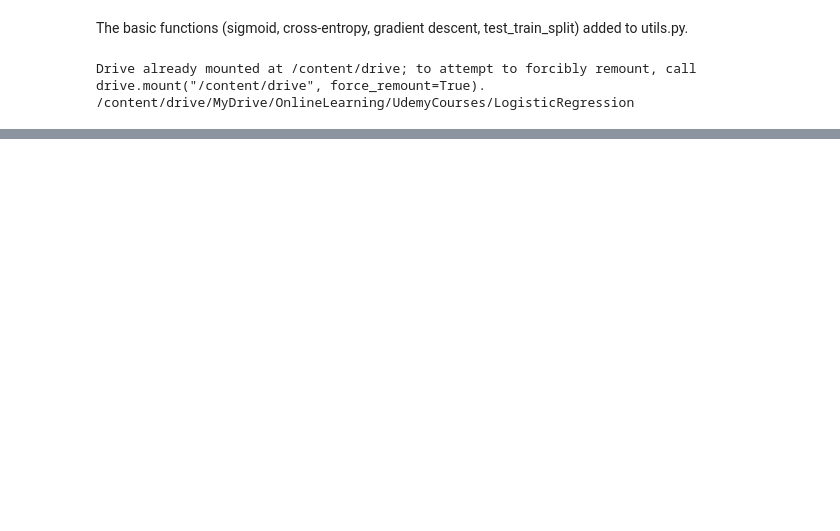
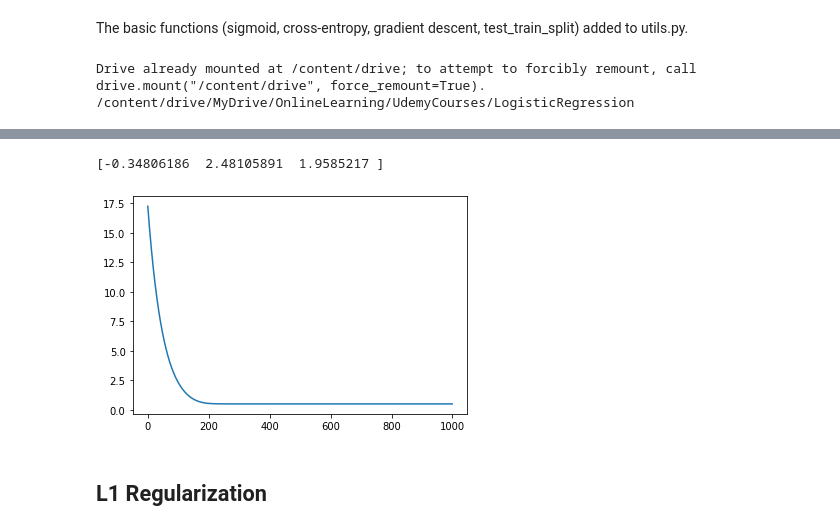
Before and after one commit to osuranyi/UdemyCourses, a Jupyter notebook: LogisticRegression/Section4_PracticalConcerns.ipynb, the cells around one changed output, grey strips where cells are left out. Drawn from its saved outputs; the diff is of its cells as text; code cells hidden in the pictures; blank space fills up the shorter version.

Commit message:
Logistic regression course finished

```diff
--- a/LogisticRegression/Section4_PracticalConcerns.ipynb
+++ b/LogisticRegression/Section4_PracticalConcerns.ipynb
@@ -25,10 +25,10 @@ from utils import *
 import numpy as np
 import matplotlib.pyplot as plt
 # %%
-# Logistic regression class
+# Logistic regression class with L2 regularization
 
 class LogisticRegressionL2Regularization:
-  def __init__(self,lamb=1.0):
+  def __init__(self,lamb=1.0,learning_rate=0.1,max_iter=1000):
     self.lamb = lamb
 
   def add_ones(self,X):
@@ -44,9 +44,9 @@ class LogisticRegressionL2Regularization:
     self.w = np.random.randn(D) #/ np.sqrt(D)
     #self.w = np.array([0,4,4]) #
     # passing objective function and gradient as a lambda to gradient descent function
-    J = lambda w : cross_entropy(t, sigmoid(Xb @ w) )
+    J = lambda w : cross_entropy(t, sigmoid(Xb @ w) ) + 0.5 * self.lamb * (w.T @ w)
     gradient = lambda w : Xb.T @ (sigmoid(Xb @ w) - t) + self.lamb * w
-    self.w, self.cost = gradient_descent(self.w,J,gradient)
+    self.w, self.cost = gradient_descent(self.w,J,gradient,learning_rate=0.1,max_iter=1000)
 
   def forward(self,X):
     # Add a column of ones
@@ -78,0 +78,12 @@ X_train, T_train, X_test, T_test = train_test_split(X,T,0.3)
+# %%
+model_L2 = LogisticRegressionL2Regularization(lamb=0.1)
+model_L2.fit(X,T)
+
+print(model_L2.w)
+
+plt.plot(model_L2.cost);
+# %% [output]
+[-0.34806186  2.48105891  1.9585217 ]
+[figure, added]
+# %% [markdown]
+## **L1 Regularization**
```
Also changed, not shown: parts of 23 cells of this notebook, 4 other files.
